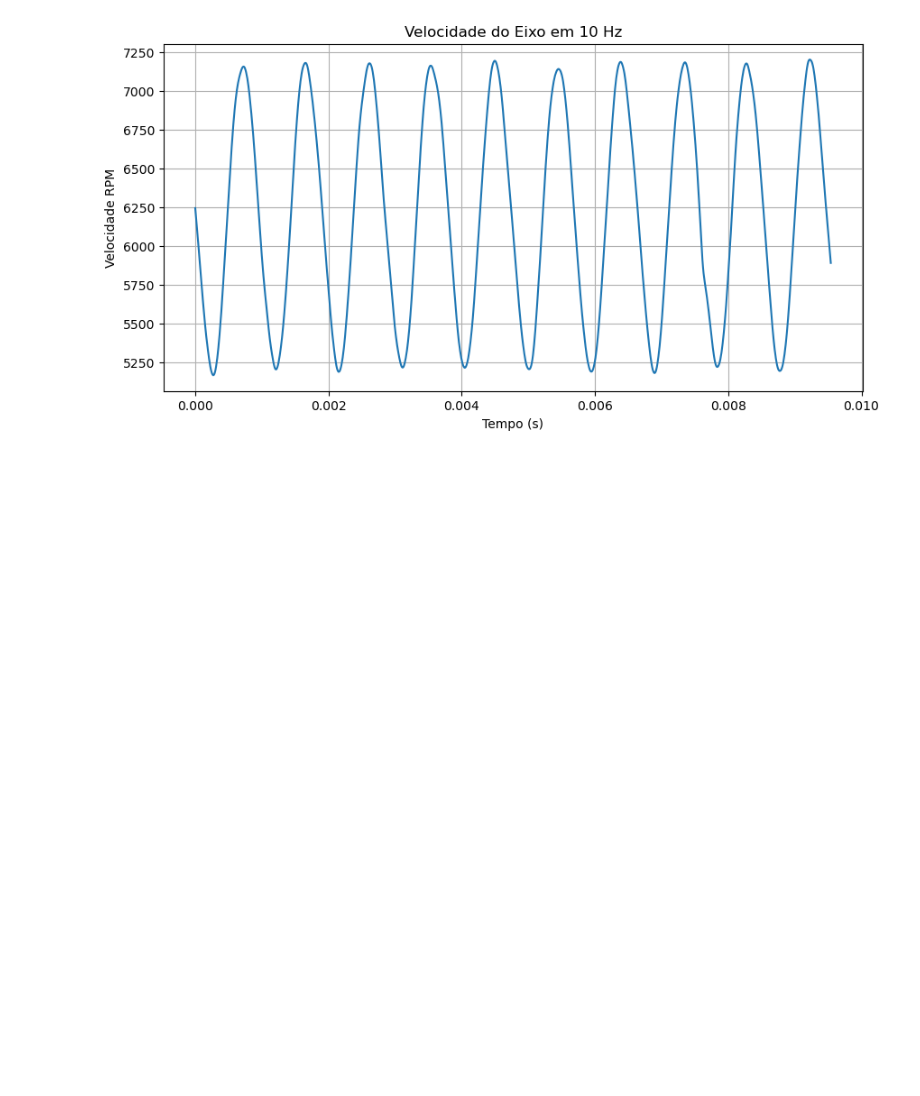
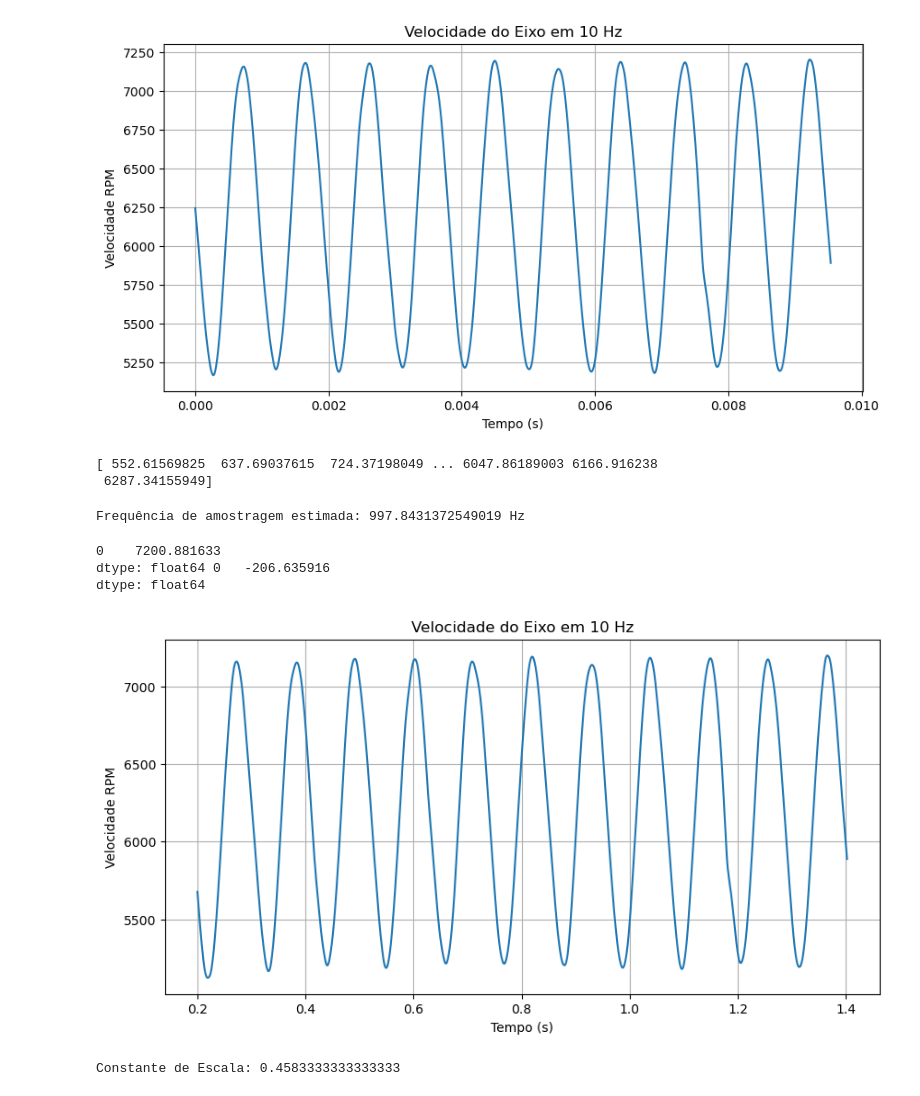
Before and after one commit to camillemotajf/lab_controle, a Jupyter notebook: filtro_data_10rpm.ipynb, the cells around one changed output. Cells and saved outputs as stored; diff of their text form; code cells hidden in the pictures; blank space fills up the shorter version.

```diff
--- a/filtro_data_10rpm.ipynb
+++ b/filtro_data_10rpm.ipynb
@@ -51,3 +49,56 @@ plt.grid()
 plt.show()
 # %% [output]
 [figure]
+# %%
+print(resposta_filtrada.values.flatten())
+# %% [output]
+[ 552.61569825  637.69037615  724.37198049 ... 6047.86189003 6166.916238
+ 6287.34155949]
+# %%
+amostras = resposta_filtrada.values.flatten()
+num_amostras = len(amostras)
+# %%
+import numpy as np
+from scipy.signal import find_peaks
+
+# Encontrar os índices dos picos positivos da senoide
+peaks, _ = find_peaks(amostras)
+# Calcular o número médio de amostras entre os picos
+num_amostras_por_ciclo = np.mean(np.diff(peaks))
+
+# A frequência de amostragem é o número de amostras por ciclo vezes a frequência da senoide
+Fs = num_amostras_por_ciclo * 10
+print(f"Frequência de amostragem estimada: {Fs} Hz")
+# %% [output]
+Frequência de amostragem estimada: 997.8431372549019 Hz
+# %%
+print(resposta_filtrada.max(), resposta_filtrada.min())
+# %% [output]
+0    7200.881633
+dtype: float64 0   -206.635916
+dtype: float64
+# %%
+t = np.arange(0, num_amostras / Fs, 1 / Fs)
+t = np.array(t)
+t = pd.DataFrame(t)
+# %%
+plt.figure(figsize=(10,5))
+# plt.plot(data['tempo'].iloc[5:100], data['tensao'].iloc[5:100], label= 'Senoide Ts = 1ms')
+plt.plot(t.iloc[200:1400], resposta_filtrada.iloc[200:1400])
+plt.xlabel('Tempo (s)')
+plt.ylabel('Velocidade RPM')
+plt.title('Velocidade do Eixo em 10 Hz')
+plt.grid()
+plt.show()
+# %% [output]
+[figure, added]
+# %%
+# Valores máximo original e desejado
+max_original = 7200
+max_desejado = 3300
+
+# Calcular a constante de escala
+constante_de_escala = max_desejado / max_original
+print(f'Constante de Escala: {constante_de_escala}')
+# %% [output]
+Constante de Escala: 0.4583333333333333
```
Also changed, not shown: parts of 8 cells of this notebook, 12 other files.
